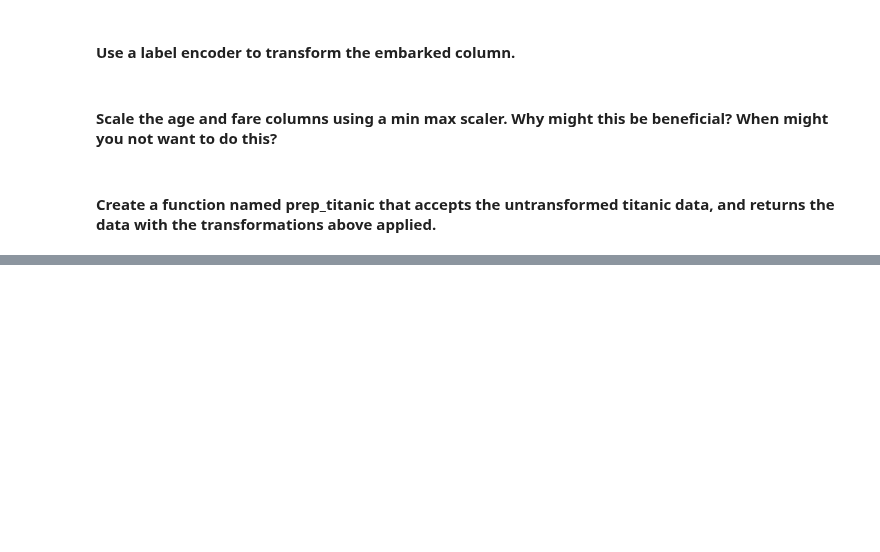
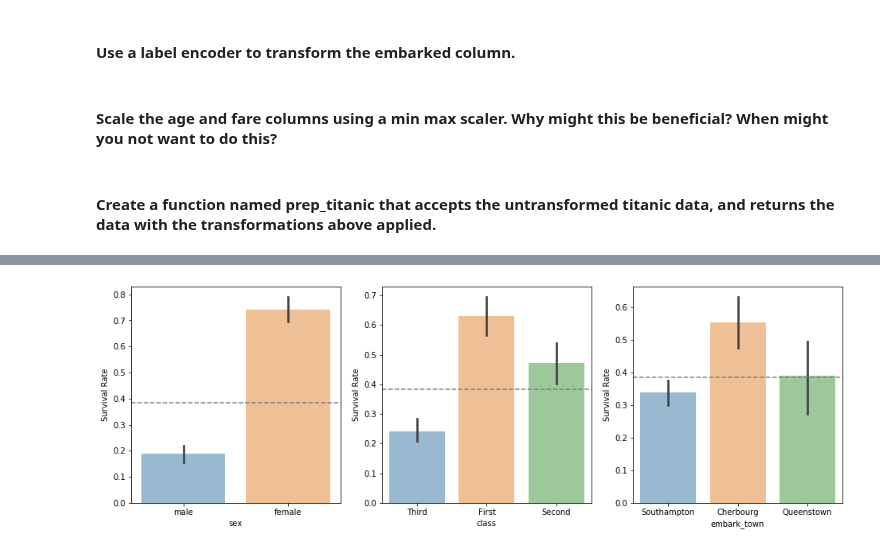
Before and after one commit to misty-garcia/ds-methodologies-exercises, a Jupyter notebook: classification/classification_exercises.ipynb, the cells around one changed output, grey strips where cells are left out. Cells and saved outputs as stored; diff of their text form; code cells hidden in the pictures; blank space fills up the shorter version.

```diff
--- a/classification/classification_exercises.ipynb
+++ b/classification/classification_exercises.ipynb
@@ -286,0 +299,4 @@ def prep_titanic(df):
+# %%
+df = aquire.get_titanic_data()
+df = prepare.prep_titanic(df)
+df.head()
@@ -286,0 +330,14 @@ def prep_titanic(df):
+# %%
+df_objects = df.select_dtypes(include = object).nunique()
+features = pd.DataFrame(df_objects [df_objects < 5]).T.columns
+
+_, ax = plt.subplots(nrows=1, ncols=len(features), figsize=(16,5))
+
+survival_rate = df.survived.mean()
+
+for i, feature in enumerate(features):
+    sns.barplot(feature, 'survived', data=df, ax=ax[i], alpha=.5)
+    ax[i].set_ylabel('Survival Rate')
+    ax[i].axhline(survival_rate, ls='--', color='grey')
+# %% [output]
+[figure, added]
```
Also changed, not shown: parts of 16 cells of this notebook, 3 other files.
